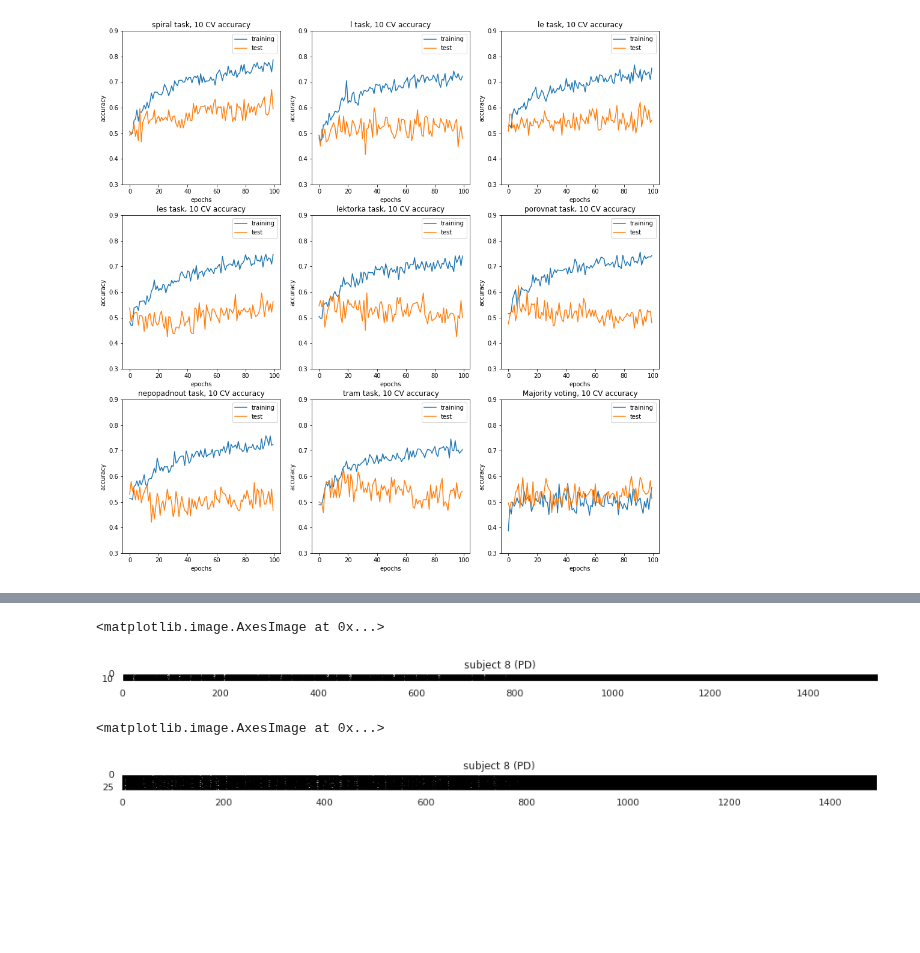
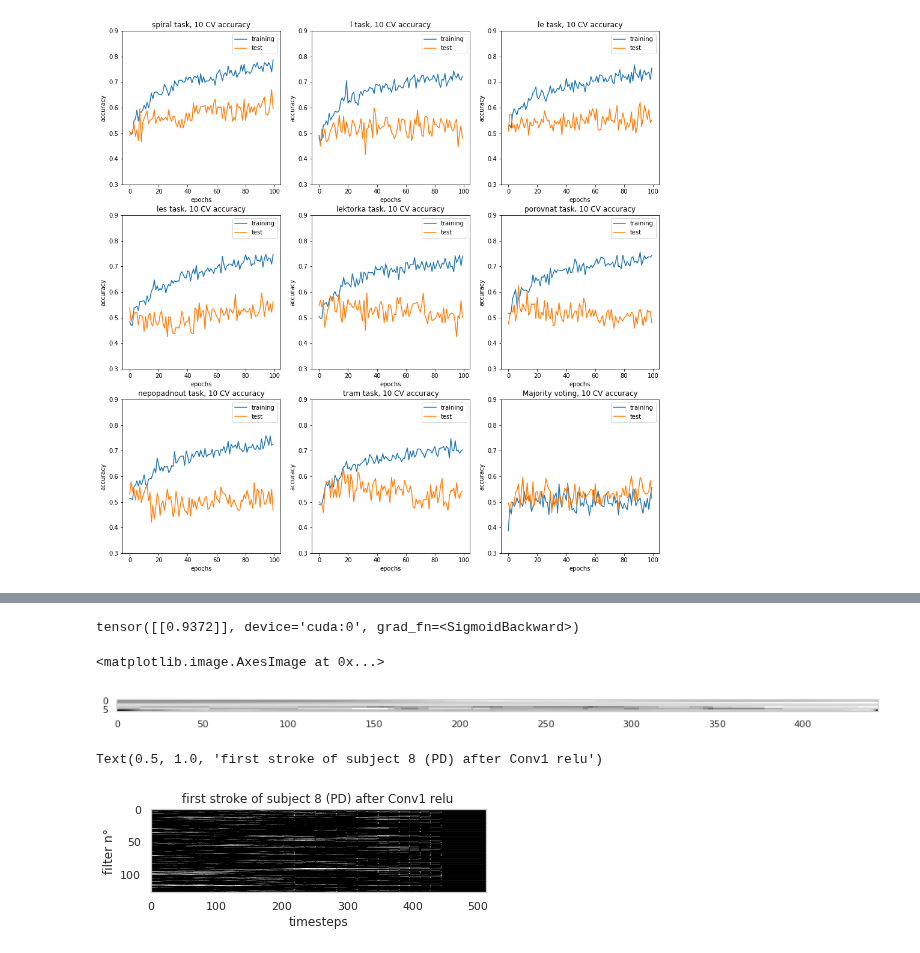
Before and after one commit to PaulLerner/deep_parkinson_handwriting, a Jupyter notebook: Main.ipynb, the cells around one changed output, grey strips where cells are left out. Saved outputs shown, nothing was run; the diff lists cells and outputs as text; code cells hidden in the pictures; blank space fills up the shorter version.

Commit message:
visualize feature map given by CNN-three + add dataset split to readme

```diff
--- a/Main.ipynb
+++ b/Main.ipynb
@@ -255,21 +253,26 @@ max length, # of sub sequences (may vary): 752 9
 # %% [markdown]
 ## Adapt data to IamonDo model
 # %%
-keep_measures=np.asarray([
-    measure2index["x-coordinate"],measure2index["y-coordinate"],measure2index["timestamp"],measure2index["pressure"]])
-max_len=1050
-seq_len=max_len
-downsampling_factor=2#downsample *2 because IamonDO is 75 Hz and not 150
+if False:
+    keep_measures=np.asarray([
+        measure2index["x-coordinate"],measure2index["y-coordinate"],measure2index["timestamp"],measure2index["pressure"]])
+    max_len=1050
+    seq_len=max_len
+    downsampling_factor=2#downsample *2 because IamonDO is 75 Hz and not 150
 
-for i, subject in enumerate(data):
-    iamondo_subject=[]
-    for j, stroke in enumerate(subject):
-        if stroke[0,measure2index["button_status"]]==on_paper_value:#keep only the on-paper strokes
-            if downsampling_factor!=1:
-                stroke = downsample(stroke,downsampling_factor)
-            #keep only the measures that exists in iamondo and in THE SAME ORDER
-            iamondo_subject.append(stroke[:,keep_measures])
-    data[i]=iamondo_subject
+    for i, subject in enumerate(data):
+        iamondo_subject=[]
+        for j, stroke in enumerate(subject):
+            if stroke[0,measure2index["button_status"]]==on_paper_value:#keep only the on-paper strokes
+                if downsampling_factor!=1:
+                    stroke = downsample(stroke,downsampling_factor)
+                #keep only the measures that exists in iamondo and in THE SAME ORDER
+                iamondo_subject.append(stroke[:,keep_measures])
+        data[i]=iamondo_subject
+    print("dowsampled the data {} times, trimmed data at {} timesteps, kept measures n°{}".format(
+        downsampling_factor,max_len,keep_measures))
+else:
+    warnings.warn("did nothing")
 # %% [markdown]
 ## Training
 The Cross-Validation (CV) function and the Majority Voting function are implemented in Main because of the great number of parameters. The training step and epoch function are in `training.py`
@@ -965,14 +848,38 @@ trim_to=None
+# %%
+padded_stroke=np.concatenate((stroke.copy(),np.zeros(shape=(max_len-len(stroke),stroke.shape[1]))))
+stroke_t=torch.Tensor(padded_stroke).unsqueeze(0).transpose(1,2)
+stroke_t=stroke_t.to(device)
+
+keep_measures=np.array([
+                    measure2index['y-coordinate'],
+                    measure2index['x-coordinate'],
+                    #measure2index['tilt'],
+                    #measure2index['elevation'],
+                    measure2index['pressure']
+                ])
+
+c1=model.model[0](stroke_t)
+r1=model.model[1](c1)
+p1=model.model[2](r1)
+c2=model.model[4](p1)
+r2=model.model[5](c2)
+p2=model.model[6](r2)
+c3=model.model[8](p2)
+r3=model.model[9](c3)
+model(stroke_t)
+# %% [output]
+tensor([[0.9372]], device='cuda:0', grad_fn=<SigmoidBackward>)
 # %%
-plt.figure(figsize=(16,10))
-plt.title("subject 8 (PD)")
-plt.imshow(cat.squeeze().cpu().detach().numpy()[:,:trim_to],cmap="gray")
+plt.figure(figsize=(16,16))
+plt.imshow(data[8][0].T,cmap="gray")
 # %% [output]
 <matplotlib.image.AxesImage at 0x...>
-[figure, old version]
+[figure, new version]
-# %%
-plt.figure(figsize=(16,6))
-plt.title("subject 8 (PD)")
-plt.imshow(r2.squeeze().cpu().detach().numpy()[:,:trim_to],cmap="gray")
-# %% [output]
-<matplotlib.image.AxesImage at 0x...>
-[figure, removed]
+# %%
+plt.imshow(r1.squeeze(0).cpu().detach().numpy(),cmap="gray")
+plt.xlabel("timesteps")
+plt.ylabel("filter n°")
+plt.title("first stroke of subject 8 (PD) after Conv1 relu")
+# %% [output]
+Text(0.5, 1.0, 'first stroke of subject 8 (PD) after Conv1 relu')
+[figure, added]
```
Also changed, not shown: parts of 39 cells of this notebook, 1 other file.
